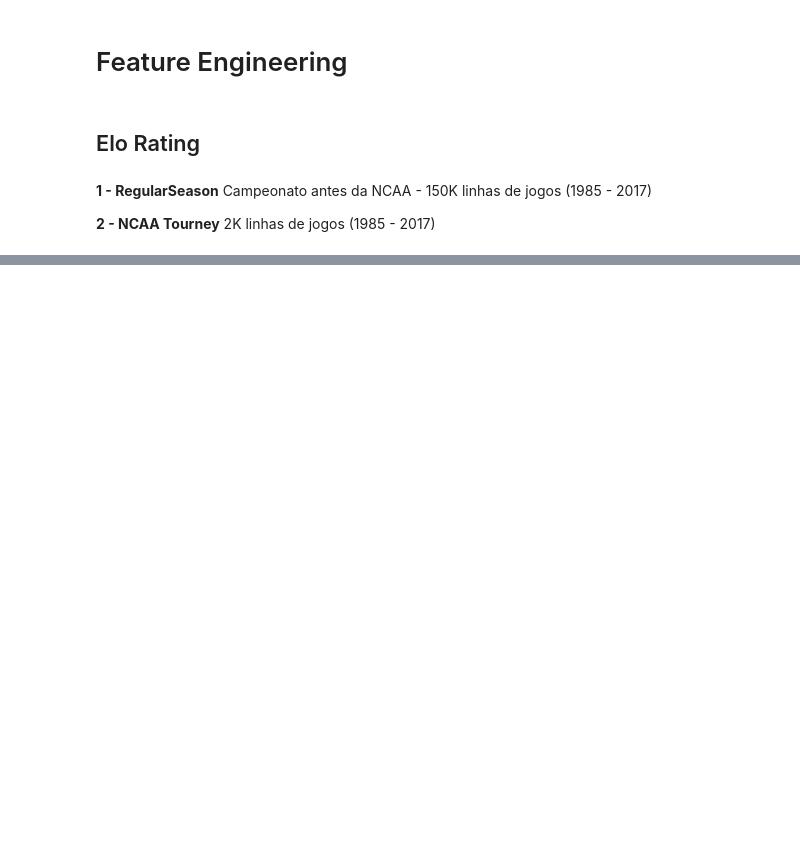
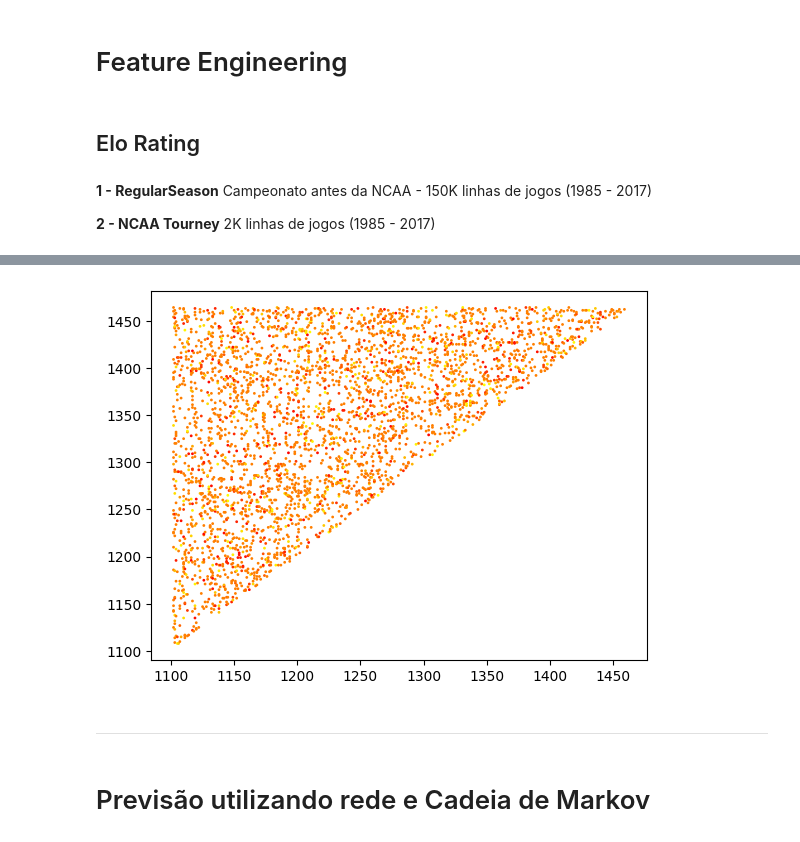
Before and after one commit to NicolasCho/projeto_ML, a Jupyter notebook: ML.ipynb, the cells around one changed output, grey strips where cells are left out. Drawn from its saved outputs; the diff is of its cells as text; code cells hidden in the pictures; blank space fills up the shorter version.

```diff
--- a/ML.ipynb
+++ b/ML.ipynb
@@ -260,0 +349,3 @@ NameError: name 'df_teams' is not defined
+# %%
+visualizacao_incertos = visualizacao.loc[(visualizacao.TeamAWins > 0.4) & (visualizacao.TeamAWins < 0.6)]
+visualizacao_incertos
@@ -260,0 +366,9 @@ NameError: name 'df_teams' is not defined
+# %%
+plt.scatter(visualizacao_incertos["TeamA"], visualizacao_incertos["TeamB"], c= visualizacao_incertos["TeamAWins"], cmap=plt.cm.autumn, alpha=1, s = 1)
+plt.show()
+# %% [output]
+[figure, added]
+# %% [markdown]
+---
+# %% [markdown]
+# Previsão utilizando rede e Cadeia de Markov
```
Also changed, not shown: parts of 37 cells of this notebook.
